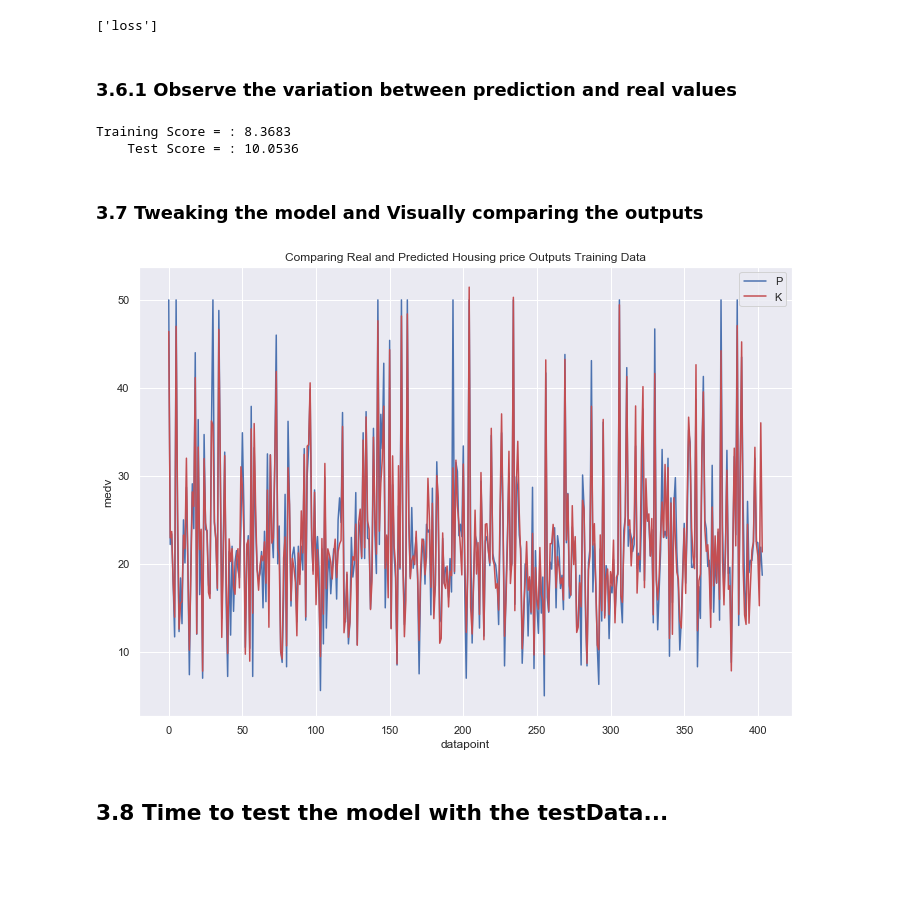
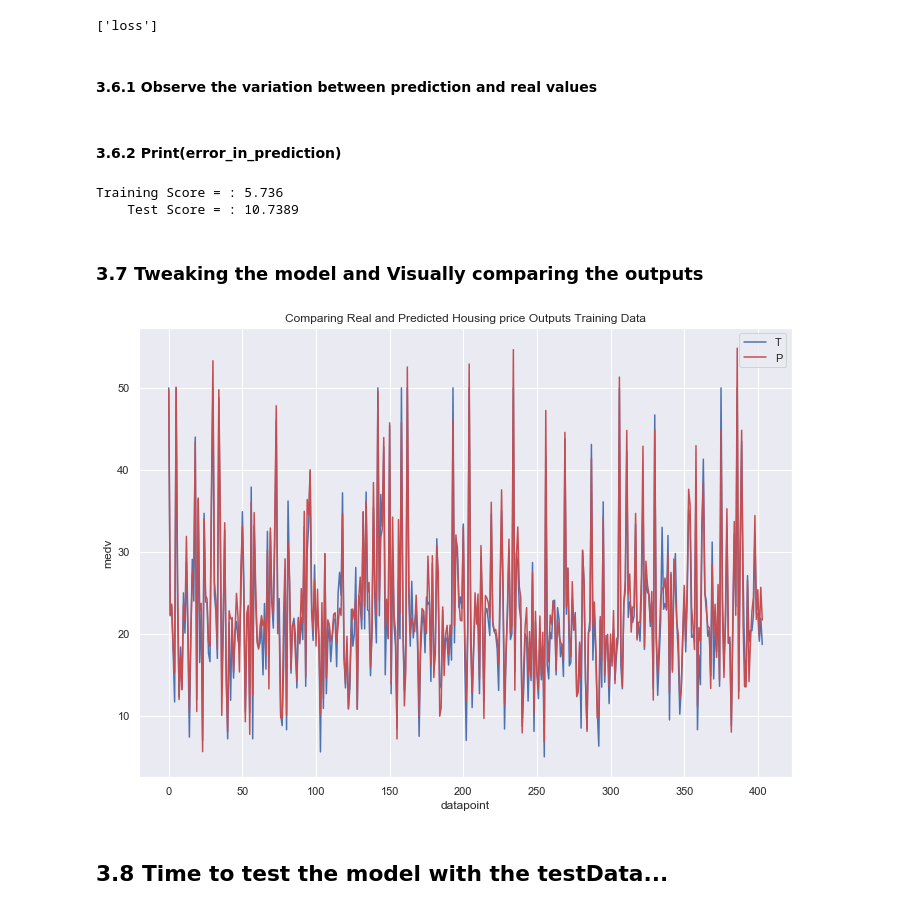
Before and after one commit to dewaledr/MLearning-Projects, a Jupyter notebook: Project_BostonHousePrices.ipynb, the cells around one changed output. Saved outputs shown, nothing was run; the diff lists cells and outputs as text; code cells hidden in the pictures; blank space fills up the shorter version.

Commit message:
Finalizing Prediction.

```diff
--- a/Project_BostonHousePrices.ipynb
+++ b/Project_BostonHousePrices.ipynb
@@ -716,10 +745,11 @@ model = Sequential()
 model.add(Dense(13,activation='relu'))
 model.add(Dense(13,activation='relu'))
 model.add(Dense(26,activation='relu'))
+model.add(Dense(50,activation='relu'))
 model.add(Dense(26,activation='relu'))
 model.add(Dense(13,activation='relu'))
 model.add(Dense(13,activation='relu'))
 # Final output node for prediction
-model.add(Dense(1))
+model.add(Dense(1,activation='linear'))
 # %% [markdown]
 ### 3.4 Compile and train the model (fitting the data)
@@ -726,3 +758,6 @@ model.add(Dense(1))
 # %%
 # model.compile(optimizer='rmsprop',loss='mse')
 model.compile(optimizer='adam',loss='mse')
+# %%
+# # Train the neural network.
+model.fit(X_train, y_train, epochs=250, verbose=1, batch_size=10)
@@ -729,2 +783,2 @@ model.compile(optimizer='adam',loss='mse')
 # %%
-model.fit(X_train,y_train,epochs=250,verbose=1)
+# model.fit(X_train_white,y_train,epochs=250,verbose=1, batch=10)
@@ -771,4 +800,4 @@ model.metrics_names
 # %% [markdown]
-### 3.6.1 Observe the variation between prediction and real values
+#### 3.6.1 Observe the variation between prediction and real values
 # %%
 training_score = model.evaluate(X_train,y_train,verbose=0)
@@ -778,11 +810,13 @@ test_score = model.evaluate(X_test,y_test,verbose=0)
+# %% [markdown]
+#### 3.6.2 Print(error_in_prediction)
 # %%
 # Mean Square error of this prediction
 # np.sqrt(np.sum((error_in_prediction)**2))
 print("Training Score = :", training_score.round(4))
 print("    Test Score = :", test_score.round(4))
 # %% [output]
-Training Score = : 8.3683
-    Test Score = : 10.0536
+Training Score = : 5.736
+    Test Score = : 10.7389
 # %% [markdown]
 ### 3.7 Tweaking the model and Visually comparing the outputs
 # %%
@@ -791,20 +827,18 @@ train_prediction = model.predict(X_train)
 # %%
-# Create plots of the 2 Outputs for better visual comparison 101
+# Create plots of the 2 Outputs for better visual comparison
 xT = np.arange(0.0,404.0,1)
 
-# yTPr = m.predict(scaledTest_df)        # Predicted Y
-# yTKn   = outputTestDataY              # Known Y
-
+# T = Known Training Output(blue), P = Predicted Training Output(red)
 plt.plot(xT, y_train, 'b-')
 plt.plot(xT, train_prediction, 'r-')
 plt.title("Comparing Real and Predicted Housing price Outputs Training Data")
 plt.xlabel("datapoint")
 plt.ylabel("medv")
-plt.legend("PK")
+plt.legend("TP")
 
 plt.show()
 # %% [output]
-[figure, old version]
+[figure, new version]
 # %% [markdown]
 ## 3.8 Time to test the model with the testData...
 # %%
```
Also changed, not shown: parts of 50 cells of this notebook.
